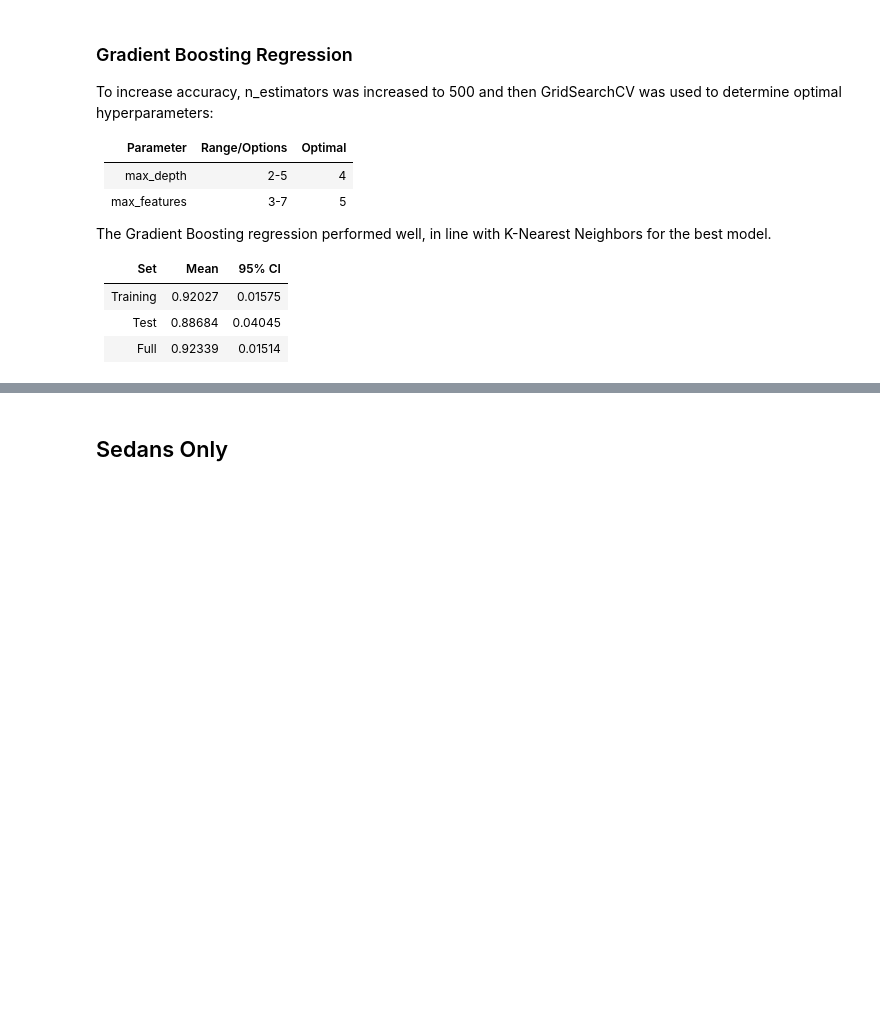
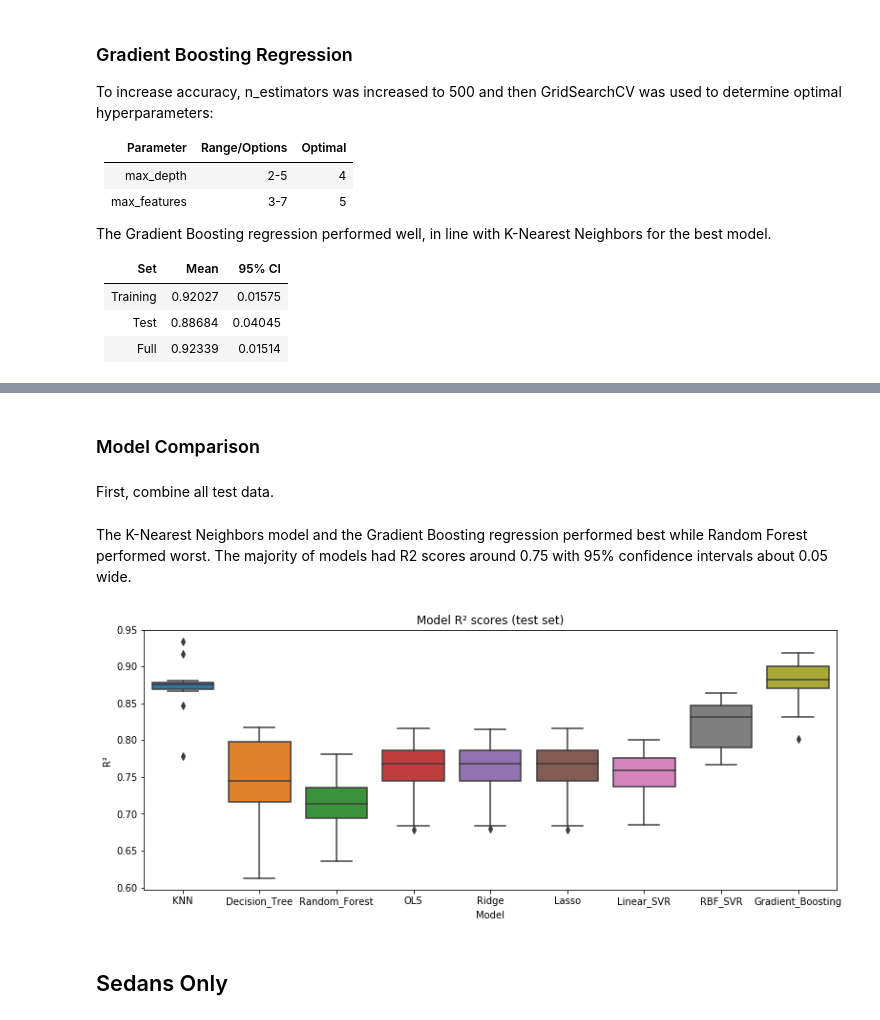
Before and after one commit to yfstafford/Thinkful, a Jupyter notebook: Unit 3/Capstone/Unit 3 Capstone Car MSRP.ipynb, the cells around one changed output, grey strips where cells are left out. Drawn from its saved outputs; the diff is of its cells as text; code cells hidden in the pictures; blank space fills up the shorter version.

```diff
--- a/Unit 3/Capstone/Unit 3 Capstone Car MSRP.ipynb
+++ b/Unit 3/Capstone/Unit 3 Capstone Car MSRP.ipynb
@@ -697,3 +694,30 @@ R² (full set):     0.92339 (+/- 0.01514)
+# %% [markdown]
+### Model Comparison
+# %% [markdown]
+First, combine all test data.
+# %%
+test_data = np.column_stack((knn_test.T, np.asarray(['KNN']*12)))
+test_data = np.vstack((test_data,np.column_stack((dt_test.T, np.asarray(['Decision_Tree']*12)))))
+test_data = np.vstack((test_data,np.column_stack((rf_test.T, np.asarray(['Random_Forest']*12)))))
+test_data = np.vstack((test_data,np.column_stack((ols_test.T, np.asarray(['OLS']*12)))))
+test_data = np.vstack((test_data,np.column_stack((ridge_test.T, np.asarray(['Ridge']*12)))))
+test_data = np.vstack((test_data,np.column_stack((lasso_test.T, np.asarray(['Lasso']*12)))))
+test_data = np.vstack((test_data,np.column_stack((svr_test.T, np.asarray(['Linear_SVR']*12)))))
+test_data = np.vstack((test_data,np.column_stack((rbf_test.T, np.asarray(['RBF_SVR']*12)))))
+test_data = np.vstack((test_data,np.column_stack((gb_test.T, np.asarray(['Gradient_Boosting']*12)))))
+test_df = pd.DataFrame(data=test_data,columns=['R^2','Model'])
+test_df['R^2'] = test_df['R^2'].astype(float)
+test_df['Full_Set'] = True
+# %% [markdown]
+The K-Nearest Neighbors model and the Gradient Boosting regression performed best while Random Forest performed worst. The majority of models had R2 scores around 0.75 with 95% confidence intervals about 0.05 wide.
+# %%
+plt.figure(figsize=(13,5))
+sns.boxplot(data=test_df,y='R^2',x='Model')
+plt.title('Model R\u00b2 scores (test set)')
+plt.ylabel('R\u00b2')
+plt.show()
+# %% [output]
+[figure, added]
 # %% [markdown]
 ## Sedans Only
 # %% [markdown]
```
Also changed, not shown: parts of 76 cells of this notebook, 1 other file.
